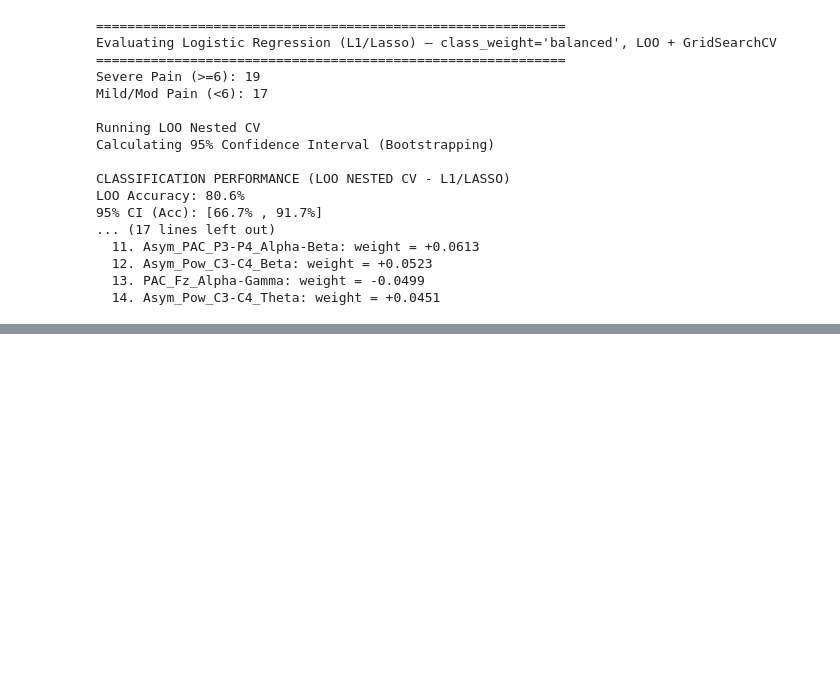
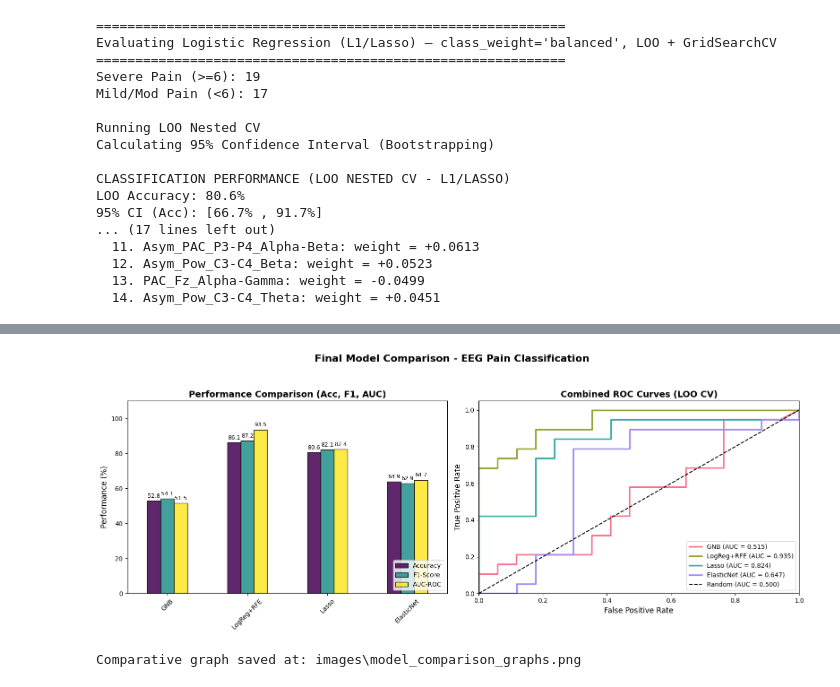
Before and after one commit to SharaIsabell/wireless-eeg-cnp-analysis, a Jupyter notebook: test_models.ipynb, the cells around one changed output, grey strips where cells are left out. Saved outputs shown, nothing was run; the diff lists cells and outputs as text; code cells hidden in the pictures; blank space fills up the shorter version.

```diff
--- a/test_models.ipynb
+++ b/test_models.ipynb
@@ -1563,6 +1286,14 @@ if X.shape[0] > 0:
     plt.show()
     print(f"\nFigure saved as {save_path}")
 
+    model_results['ElasticNet'] = {
+      'y_pred':  y_pred,
+      'y_proba': y_proba,
+      'acc':     scores_acc.mean(),
+      'auc':     auc_loo,
+      'f1':      f1_score(y_class, y_pred),
+    }
+
 else:
     print("No patients processed")
 # %% [output]
@@ -2020,0 +1363,70 @@ Figure saved as images\plsda_2x2_results.png
+# %%
+import pandas as pd
+import numpy as np
+import matplotlib.pyplot as plt
+import seaborn as sns
+from sklearn.metrics import roc_curve
+import os
+
+if len(model_results) > 0:
+    print('=' * 60)
+    print("GENERATING MODEL COMPARISON GRAPHS")
+    print('=' * 60)
+
+    # Prepare metrics data in a DataFrame
+    df_metrics = pd.DataFrame(model_results).T[['acc', 'f1', 'auc']]
+    df_metrics = df_metrics.astype(float) * 100 # Converting everything to percentage for the bar chart
+
+    # Setting up the layout with 2 subplots (1 row, 2 columns)
+    fig, axes = plt.subplots(1, 2, figsize=(16, 6))
+
+    # GRAPH 1: Grouped Bars (Metrics by Model)
+
+    df_metrics.plot(kind='bar', ax=axes[0], colormap='viridis', edgecolor='black', alpha=0.85)
+    axes[0].set_title('Performance Comparison (Acc, F1, AUC)', fontsize=14, fontweight='bold')
+    axes[0].set_ylabel('Performance (%)', fontsize=12)
+    axes[0].set_ylim([0, 110])
+    axes[0].tick_params(axis='x', rotation=45)
+    axes[0].legend(['Accuracy', 'F1-Score', 'AUC-ROC'], loc='lower right')
+
+    # Adding the exact values on top of each bar
+    for p in axes[0].patches:
+        axes[0].annotate(f'{p.get_height():.1f}',
+                         (p.get_x() + p.get_width() / 2., p.get_height()),
+                         ha='center', va='center', xytext=(0, 8),
+                         textcoords='offset points', fontsize=9)
+
+    # GRAPH 2: Combined ROC Curve
+
+    colors = sns.color_palette("husl", len(model_results))
+
+    for (model_name, metrics), color in zip(model_results.items(), colors):
+        fpr, tpr, _ = roc_curve(y_class, metrics['y_proba'])
+        axes[1].plot(fpr, tpr, lw=2.5, color=color,
+                     label=f'{model_name} (AUC = {metrics["auc"]:.3f})')
+
+    axes[1].plot([0, 1], [0, 1], 'k--', lw=1.5, label='Random (AUC = 0.500)')
+    axes[1].set_xlim([0.0, 1.0])
+    axes[1].set_ylim([0.0, 1.05])
+    axes[1].set_xlabel('False Positive Rate', fontsize=12)
+    axes[1].set_ylabel('True Positive Rate', fontsize=12)
+    axes[1].set_title('Combined ROC Curves (LOO CV)', fontsize=14, fontweight='bold')
+    axes[1].legend(loc="lower right", fontsize=10)
+
+    # Final adjustments and saving
+
+    plt.suptitle('Final Model Comparison - EEG Pain Classification',
+                 fontsize=16, fontweight='bold', y=1.05)
+    plt.tight_layout()
+
+    save_folder = 'images'
+    os.makedirs(save_folder, exist_ok=True)
+    save_path = os.path.join(save_folder, 'model_comparison_graphs.png')
+
+    plt.savefig(save_path, dpi=300, bbox_inches='tight')
+    plt.show()
+    print(f"\nComparative graph saved at: {save_path}")
+
+else:
+    print("The model_results dictionary is empty. Run the models first.")
+# %% [output]
@@ -2020,0 +1436,2 @@ Figure saved as images\plsda_2x2_results.png
+[figure, added]
+Comparative graph saved at: images\model_comparison_graphs.png
```
Also changed, not shown: parts of 22 cells of this notebook, 53 other files.
